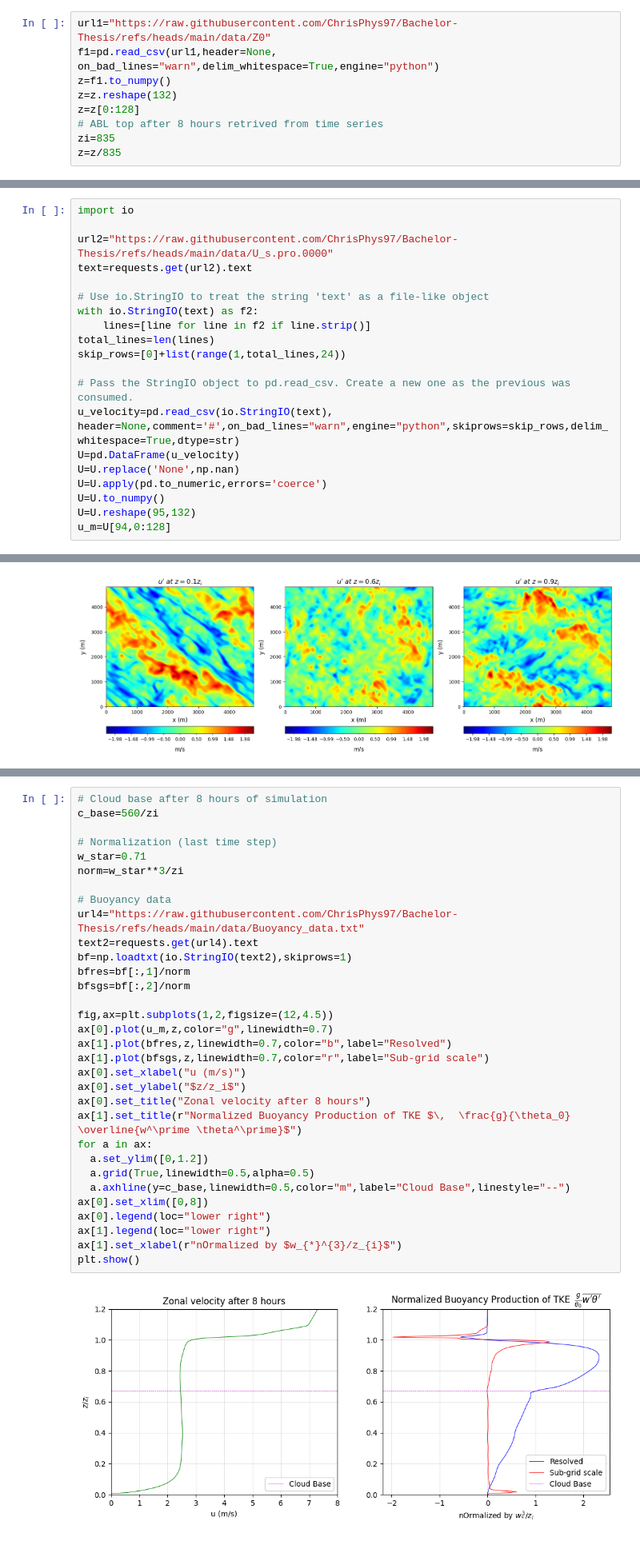
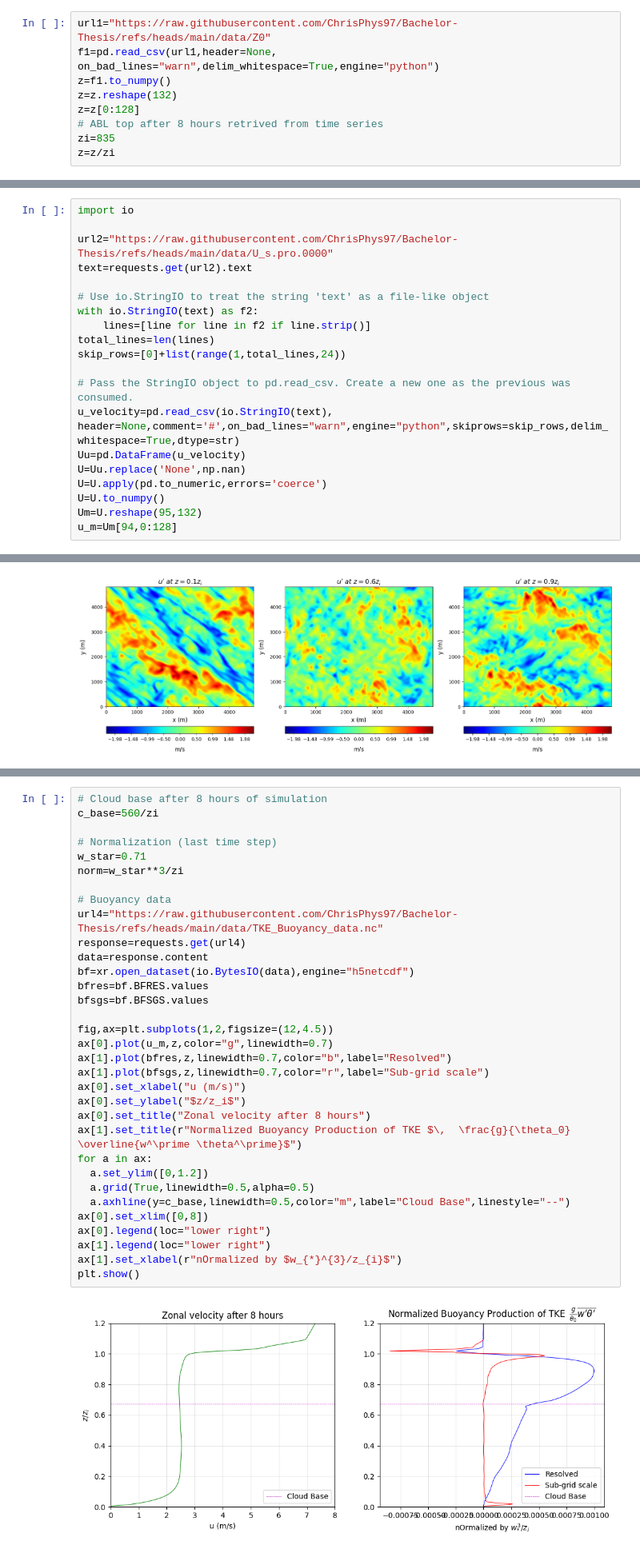
Before and after one commit to ChrisPhys97/Bachelor-Thesis, a Jupyter notebook: Data Visualization.ipynb, the cells around one changed output, grey strips where cells are left out. Shown at 80% size. Saved outputs shown, nothing was run; the diff lists cells and outputs as text.

```diff
--- a/Data Visualization.ipynb
+++ b/Data Visualization.ipynb
@@ -37,7 +37,7 @@ z=z.reshape(132)
 z=z[0:128]
 # ABL top after 8 hours retrived from time series
 zi=835
-z=z/835
+z=z/zi
 # %% [markdown]
 <div style="text-align: justify;
 text-justify: inter-word; font-size: 18px;">
@@ -57,12 +57,12 @@ skip_rows=[0]+list(range(1,total_lines,24))
 
 # Pass the StringIO object to pd.read_csv. Create a new one as the previous was consumed.
 u_velocity=pd.read_csv(io.StringIO(text), header=None,comment='#',on_bad_lines="warn",engine="python",skiprows=skip_rows,delim_whitespace=True,dtype=str)
-U=pd.DataFrame(u_velocity)
-U=U.replace('None',np.nan)
+Uu=pd.DataFrame(u_velocity)
+U=Uu.replace('None',np.nan)
 U=U.apply(pd.to_numeric,errors='coerce')
 U=U.to_numpy()
-U=U.reshape(95,132)
-u_m=U[94,0:128]
+Um=U.reshape(95,132)
+u_m=Um[94,0:128]
 # %% [markdown]
 <div style="text-align: justify;
 text-justify: inter-word; font-size: 18px;">
@@ -140,37 +145,38 @@ Above the surface layer, streaks have spanwise width larger than the boundary la
 # %%
 # Cloud base after 8 hours of simulation
 c_base=560/zi
 
 # Normalization (last time step)
 w_star=0.71
 norm=w_star**3/zi
 
 # Buoyancy data
-url4="https://raw.githubusercontent.com/ChrisPhys97/Bachelor-Thesis/refs/heads/main/data/Buoyancy_data.txt"
-text2=requests.get(url4).text
-bf=np.loadtxt(io.StringIO(text2),skiprows=1)
-bfres=bf[:,1]/norm
-bfsgs=bf[:,2]/norm
+url4="https://raw.githubusercontent.com/ChrisPhys97/Bachelor-Thesis/refs/heads/main/data/TKE_Buoyancy_data.nc"
+response=requests.get(url4)
+data=response.content
+bf=xr.open_dataset(io.BytesIO(data),engine="h5netcdf")
+bfres=bf.BFRES.values
+bfsgs=bf.BFSGS.values
 
 fig,ax=plt.subplots(1,2,figsize=(12,4.5))
 ax[0].plot(u_m,z,color="g",linewidth=0.7)
 ax[1].plot(bfres,z,linewidth=0.7,color="b",label="Resolved")
 ax[1].plot(bfsgs,z,linewidth=0.7,color="r",label="Sub-grid scale")
 ax[0].set_xlabel("u (m/s)")
 ax[0].set_ylabel("$z/z_i$")
 ax[0].set_title("Zonal velocity after 8 hours")
 ax[1].set_title(r"Normalized Buoyancy Production of TKE $\,  \frac{g}{\theta_0} \overline{w^\prime \theta^\prime}$")
 for a in ax:
   a.set_ylim([0,1.2])
   a.grid(True,linewidth=0.5,alpha=0.5)
   a.axhline(y=c_base,linewidth=0.5,color="m",label="Cloud Base",linestyle="--")
 ax[0].set_xlim([0,8])
 ax[0].legend(loc="lower right")
 ax[1].legend(loc="lower right")
 ax[1].set_xlabel(r"nOrmalized by $w_{*}^{3}/z_{i}$")
 plt.show()
 # %% [output]
-[figure, old version]
+[figure, new version]
 # %% [markdown]
 <div style="text-align: justify;
 text-justify: inter-word; font-size: 18px;">
```
Also changed, not shown: parts of 1 cell of this notebook.
